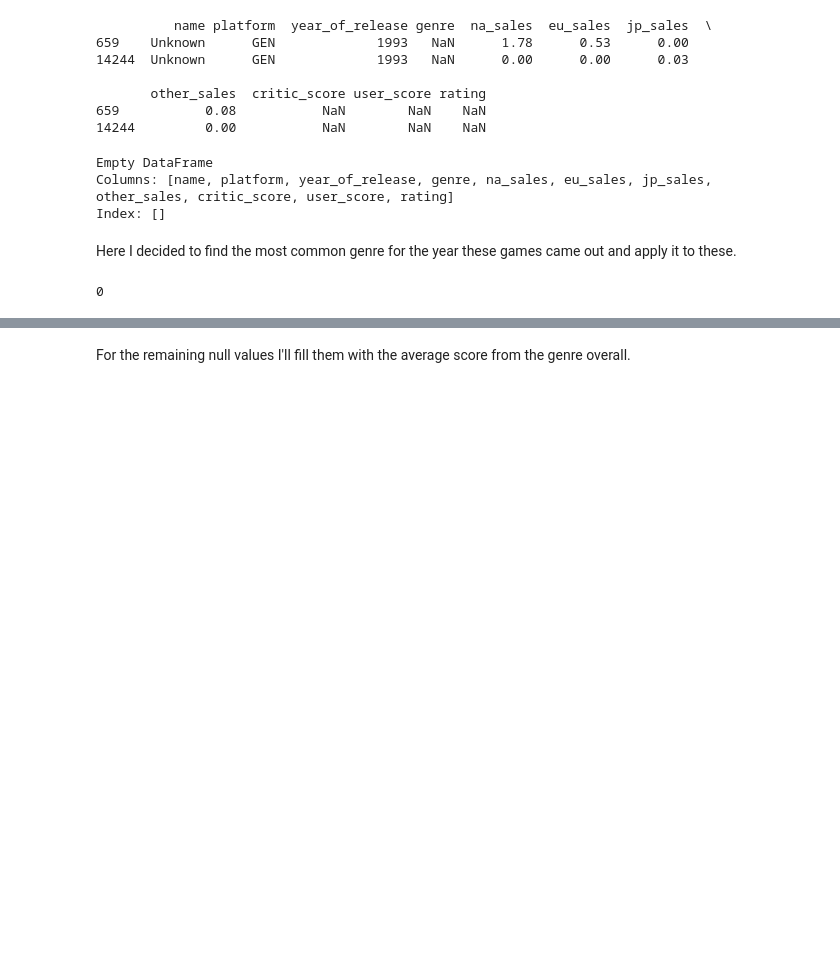
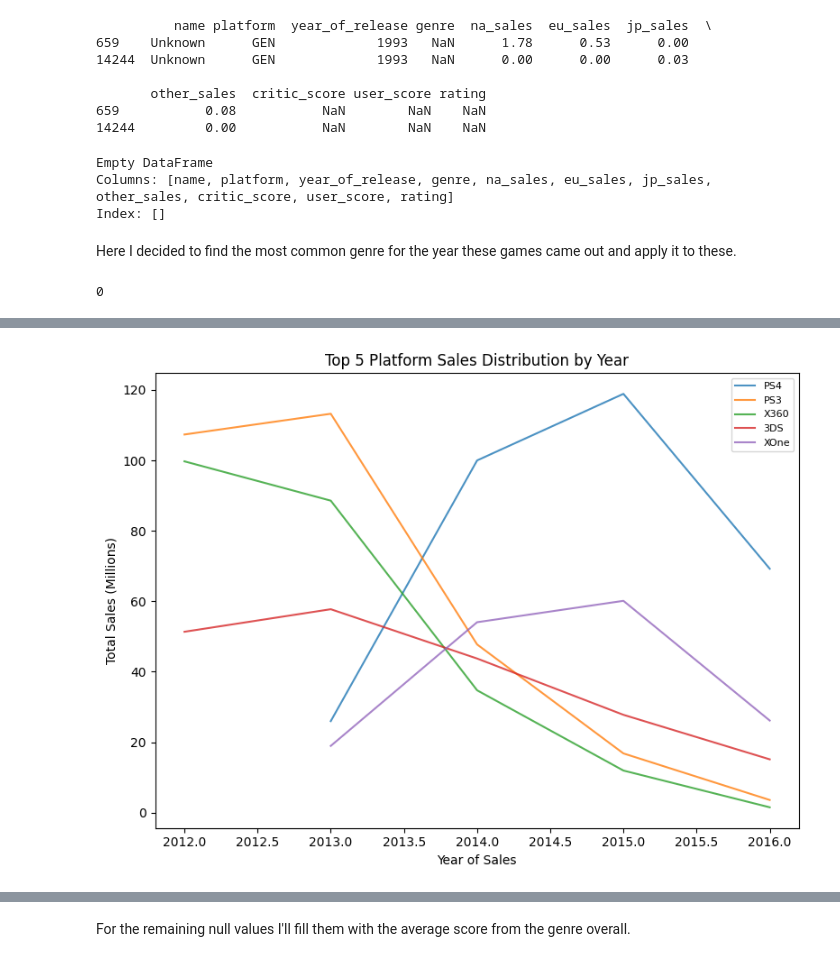
Before and after one commit to DarthPiggyus/Intergated-project, a Jupyter notebook: notebooks/EDA.ipynb, the cells around one changed output, grey strips where cells are left out. Cells and saved outputs as stored; diff of their text form; code cells hidden in the pictures; blank space fills up the shorter version.

```diff
--- a/notebooks/EDA.ipynb
+++ b/notebooks/EDA.ipynb
@@ -195,0 +236,25 @@ games_2016
+# %%
+# Group the data by platform and year, and sum the total_sales column
+platform_sales_by_year = games_2012_2016.groupby(['platform', 'year_of_release'])['total_sales'].sum().reset_index()
+
+# Pivot the table to have years as columns and platforms as rows
+platform_sales_pivot = platform_sales_by_year.pivot(index='platform', columns='year_of_release', values='total_sales')
+
+# Get top 5 platforms
+top_5_platforms = platform_sales_pivot.sum(axis=1).nlargest(5).index
+
+# Plot the distribution
+fig1, ax = plt.subplots(figsize=(8, 6))
+
+for platform in top_5_platforms:
+    ax.plot(list(platform_sales_pivot.columns), platform_sales_pivot.loc[platform], marker='', alpha=0.8, label=platform)
+
+ax.set_title('Top 5 Platform Sales Distribution by Year')
+ax.set_xlabel('Year of Sales')
+ax.set_ylabel('Total Sales (Millions)')
+ax.legend(loc='upper right', fontsize=8)
+
+plt.tight_layout()
+plt.show()
+# %% [output]
+[figure, added]
```
Also changed, not shown: parts of 44 cells of this notebook.
